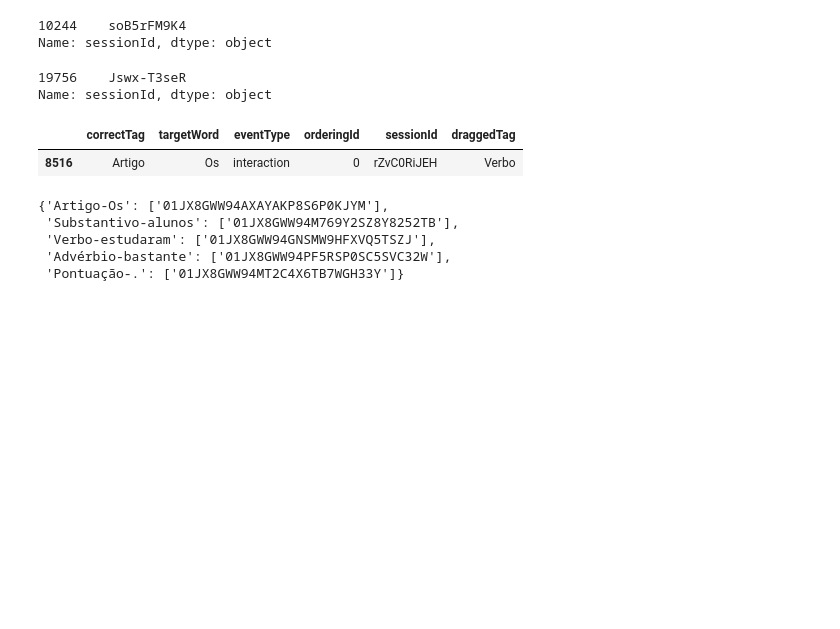
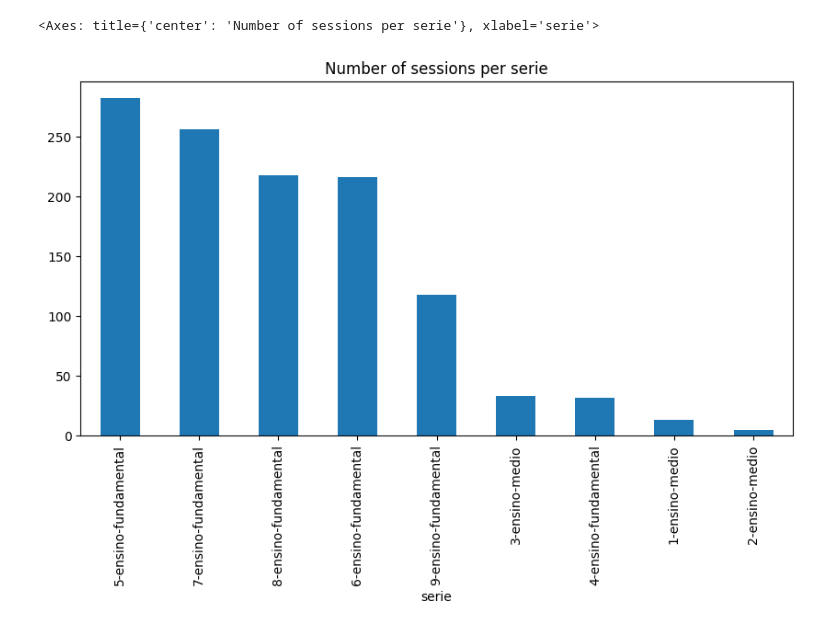
Before and after one commit to antonioMoreira/PLN-SCC5908, a Jupyter notebook: pln-api/notebooks/symbolic.ipynb, the cells around one changed output. Saved outputs shown, nothing was run; the diff lists cells and outputs as text; code cells hidden in the pictures; blank space fills up the shorter version.

```diff
--- a/pln-api/notebooks/symbolic.ipynb
+++ b/pln-api/notebooks/symbolic.ipynb
@@ -59,38 +62,12 @@ new_session_df.head(3)
+# %%
+new_session_df['serie'].value_counts().plot(kind='bar', figsize=(10, 5), title='Number of sessions per serie')
+# %% [output]
+<Axes: title={'center': 'Number of sessions per serie'}, xlabel='serie'>
+[figure, added]
 # %%
-df = pd.read_csv(DF_PATH)
-df['sessionId'].sample()
+# df = pd.read_csv(DF_PATH)
+# df['sessionId'].sample()
-# %% [output]
-10244    soB5rFM9K4
-Name: sessionId, dtype: object
 # %%
 df = pd.read_csv('data/interaction_data_250603.csv')
-df['sessionId'].sample()
+SAMPLE_ID = df['sessionId'].sample().values[0]
+print(f"Sample sessionId: {SAMPLE_ID}")
-# %% [output]
-19756    Jswx-T3seR
-Name: sessionId, dtype: object
-# %%
-gp = df[df['sessionId'] == SESSION_ID].copy()
-gp
-# %% [output]
-|  | correctTag | targetWord | eventType | orderingId | sessionId | draggedTag |
-| 8516 | Artigo | Os | interaction | 0 | rZvC0RiJEH | Verbo |
-# %%
-words_attempts = deepcopy(new_session_df[new_session_df['sessionId'] == SESSION_ID]['words_attempts'].values[0])
-
-words_attempts_dict = dict()
-
-for i in list(words_attempts.keys()):
-    ud, word, ulid = i.split('-')
-    try:
-        words_attempts_dict[f'{ud}-{word}'].append(ulid)
-    except KeyError:
-        words_attempts_dict[f'{ud}-{word}'] = [ulid]
-
-# words_attempts_list['Artigo-A'].pop()
-words_attempts_dict
-# %% [output]
-{'Artigo-Os': ['01JX8GWW94AXAYAKP8S6P0KJYM'],
- 'Substantivo-alunos': ['01JX8GWW94M769Y2SZ8Y8252TB'],
- 'Verbo-estudaram': ['01JX8GWW94GNSMW9HFXVQ5TSZJ'],
- 'Advérbio-bastante': ['01JX8GWW94PF5RSP0SC5SVC32W'],
- 'Pontuação-.': ['01JX8GWW94MT2C4X6TB7WGH33Y']}
```
Also changed, not shown: parts of 33 cells of this notebook, 35 other files.
